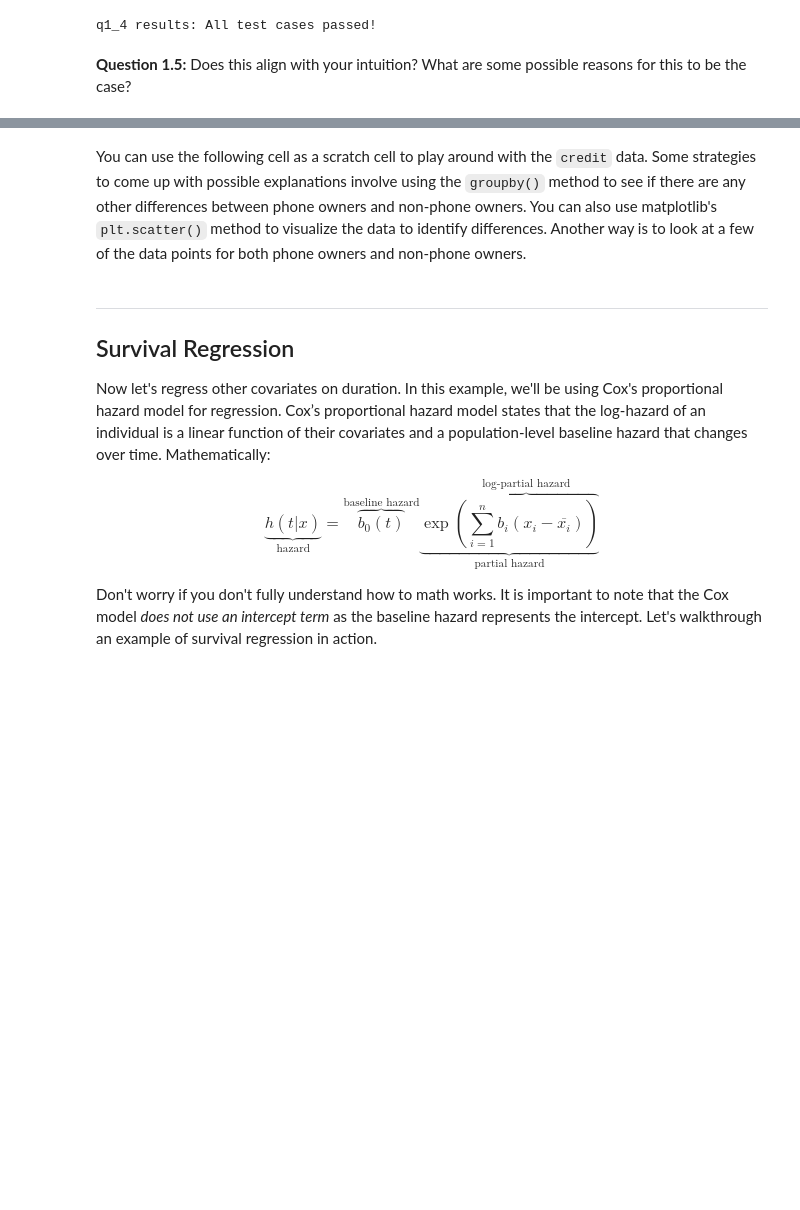
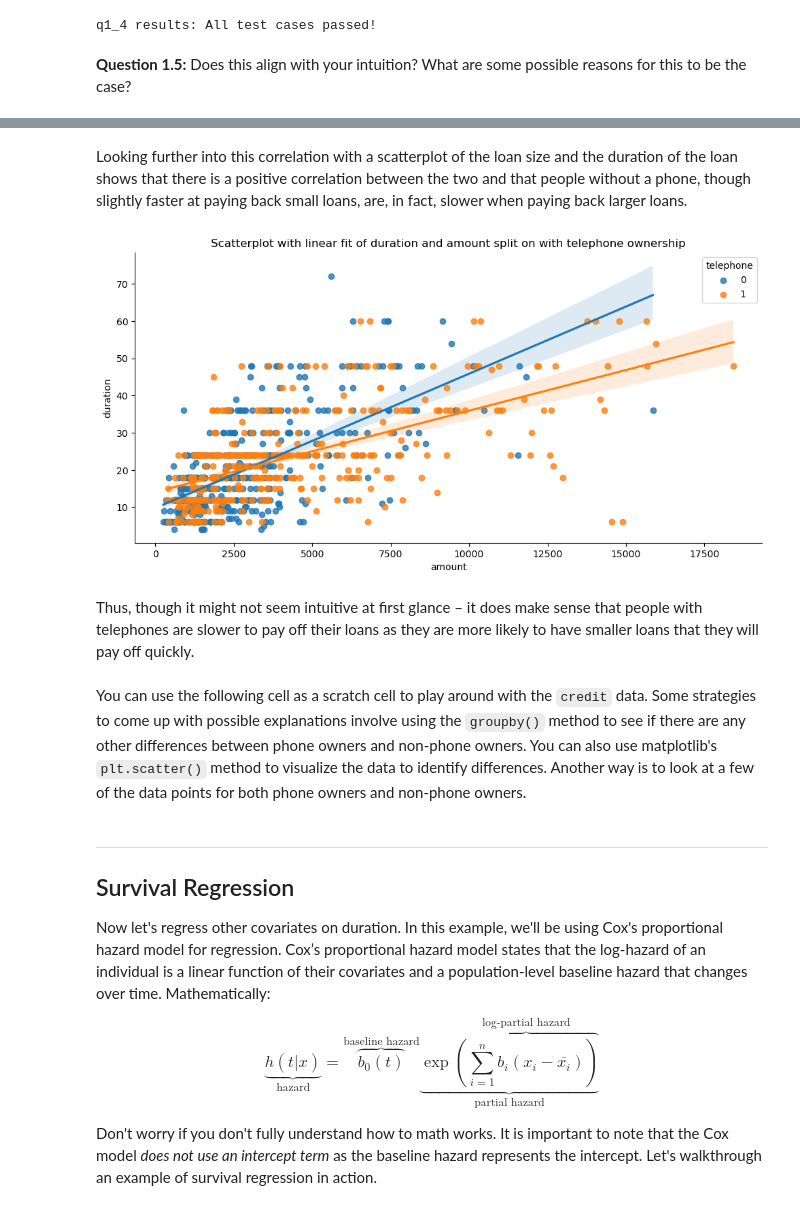
Before and after one commit to johanoelgaard/ECON148, a Jupyter notebook: lab/lab08/lab08.ipynb, the cells around one changed output, grey strips where cells are left out. Saved outputs shown, nothing was run; the diff lists cells and outputs as text; code cells hidden in the pictures; blank space fills up the shorter version.

```diff
--- a/lab/lab08/lab08.ipynb
+++ b/lab/lab08/lab08.ipynb
@@ -369,3 +376,13 @@ _Type your answer here, replacing this text._
+# %% [markdown]
+Looking further into this correlation with a scatterplot of the loan size and the duration of the loan shows that there is a positive correlation between the two and that people without a phone, though slightly faster at paying back small loans, are, in fact, slower when paying back larger loans.
+# %%
+sb.lmplot(data=credit, x='amount', y='duration', hue='telephone', facet_kws={'legend_out':False}, aspect=2)
+plt.title('Scatterplot with linear fit of duration and amount split on with telephone ownership')
+plt.show()
+# %% [output]
+[figure, added]
+# %% [markdown]
+Thus, though it might not seem intuitive at first glance – it does make sense that people with telephones are slower to pay off their loans as they are more likely to have smaller loans that they will pay off quickly.
 # %% [markdown]
 <!-- END QUESTION -->
 
```
Also changed, not shown: parts of 8 cells of this notebook, 3 other files.
